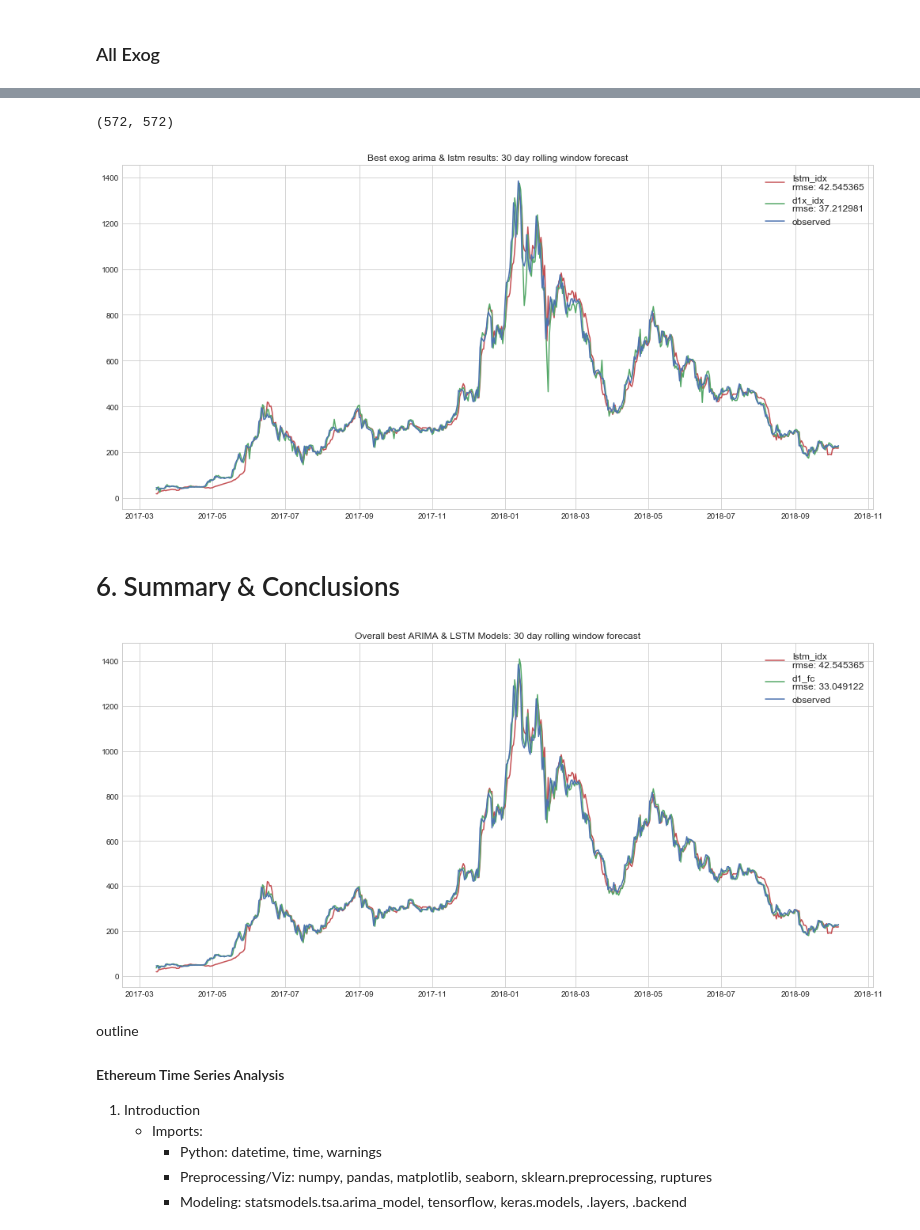
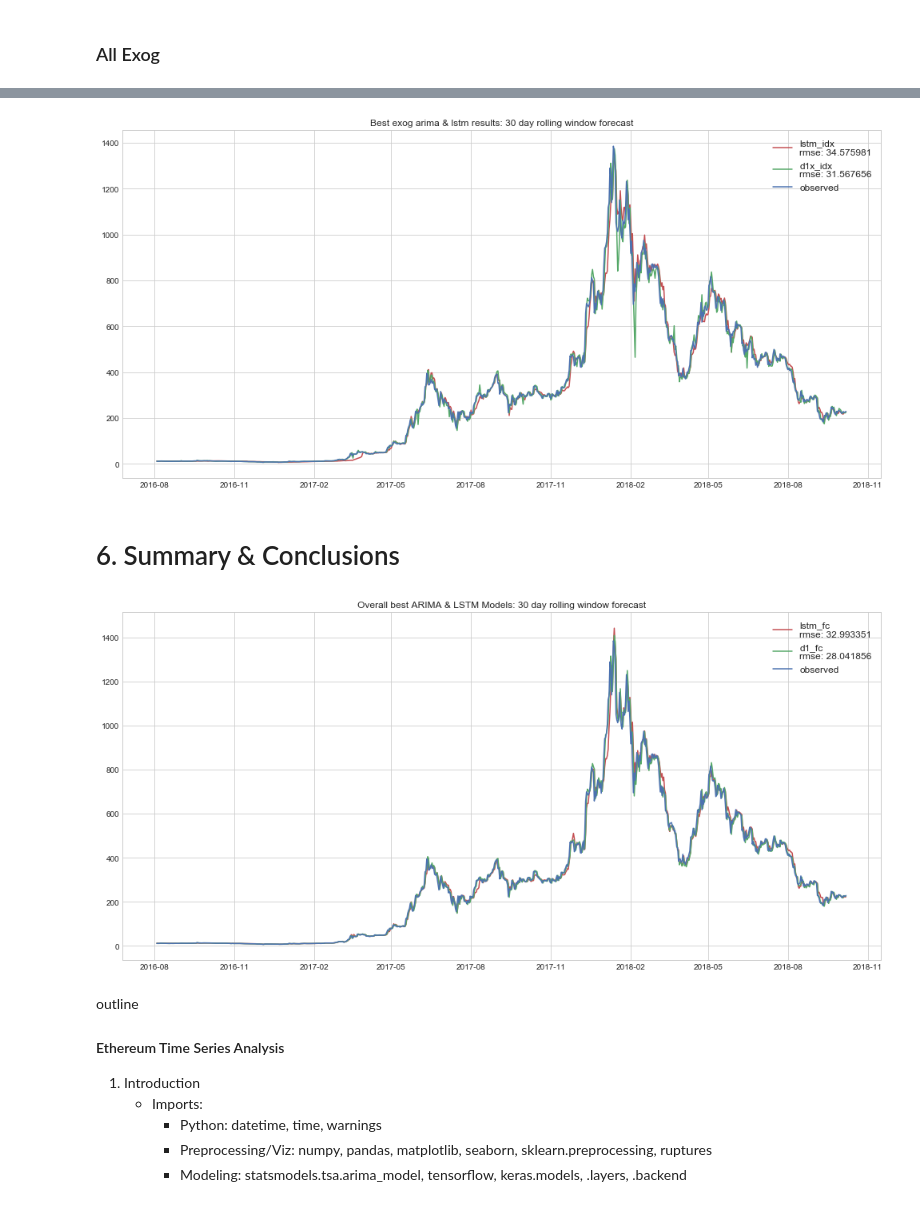
Before and after one commit to brianmcguckin/thinkful_final_capstone, a Jupyter notebook: Ethereum Time Series Analysis.ipynb, the cells around one changed output, grey strips where cells are left out. Cells and saved outputs as stored; diff of their text form; code cells hidden in the pictures.

```diff
--- a/Ethereum Time Series Analysis.ipynb
+++ b/Ethereum Time Series Analysis.ipynb
@@ -394,6 +421,6 @@ for i, point in enumerate(points):
 # %%
-# reset time series to exclude beginning
-ts = ts[points[0]:]
+# reset time series using first significant changepoint
+ts = ts[break_points[0]:]
 # first order difference
 ts['diff1'] = diff(ts.eth_close, k_diff=1)
 
@@ -422,16 +449,10 @@ plt.xlabel('Date')
 plt.legend(loc='upper left')
 plt.show()
 
-# ADF Tests
+# ADF Test
 adf_diff1 = adfuller(ts.diff1.dropna())
-adf_diff1_rm = adfuller(ts.diff1.rolling(window).mean().dropna())
-adf_diff1_rstd = adfuller(ts.diff1.rolling(window).std().dropna())
 
 print('1st order differenced ADF test results')
 print('\nprice:\nadf {:.4f}\npval {}\ncritical vals {}'.format(
     adf_diff1[0], adf_diff1[1], adf_diff1[4]))
-print('\nrolling mean:\nadf {:.4f}\npval {}\ncritical vals {}'.format(
-    adf_diff1_rm[0], adf_diff1_rm[1], adf_diff1_rm[4]))
-print('\nstd dev:\nadf {:.4f}\npval {}\ncritical vals {}'.format(
-    adf_diff1_rstd[0], adf_diff1_rstd[1], adf_diff1_rstd[4]))
 # %% [output]
@@ -574,13 +585,17 @@ forecasts = {
     'ma1_fc': ma1_fc
 }
 
-rmse_preds = {}
+arima_preds_rmse = {}
 for name, model in forecasts.items():
     # calculate error
     rmse_pred = rmse(ts.eth_close[window:], model[0])
-    rmse_preds.update({name:rmse_pred})
+    arima_preds_rmse.update({name:rmse_pred})
+
+arima_summary_df = pd.DataFrame.from_dict(arima_preds_rmse, orient='index', columns=['rmse'])
+print("ARIMA RMSE Results")
+display(arima_summary_df)
 
 # get best model
-best_model = min(rmse_preds, key=rmse_preds.get)
-print("best model: {}\nrmse: {:.6f}".format(best_model, rmse_preds[best_model]))
+best_model = min(arima_preds_rmse, key=arima_preds_rmse.get)
+print("best model: {}\nrmse: {:.6f}".format(best_model, arima_preds_rmse[best_model]))
 # %% [output]
@@ -1232,7 +1181,7 @@ missing: 0, 0.00% of total
 # other index related
 exog_idx = raw[
     ['vixcls', 'twexb', 'effr']
-][points[0]:].copy()
+][break_points[0]:].copy()
 display(exog_idx.head(1))
 
 # missingness check
@@ -1586,7 +1473,7 @@ lstm = build_lstm(
     units=1,
     activation='tanh',
     loss='mean_squared_error',
-    optimizer='RMSprop',
+    optimizer='Adam',
     lr=0.001
 )
 
@@ -1600,7 +1487,7 @@ early_stopping = keras.callbacks.EarlyStopping(
 
 # train & forecast
 start_time = time.time()
-rmsprop_idx = lstm_forecast(
+adam_idx = lstm_forecast(
     model=lstm,
     window=window,
     X=X_idx,
@@ -1610,6 +1497,6 @@ rmsprop_idx = lstm_forecast(
 )
 # print and store results
 print("runtime: {:.2f} seconds".format(time.time() - start_time))
-print("rmse: {}".format(lstm_rmse(rmsprop_idx)))
-lstm_exog_results.update({"rmsprop_idx": lstm_rmse(rmsprop_idx)})
+print("rmse: {}".format(lstm_rmse(adam_idx)))
+lstm_exog_results.update({"adam_idx": lstm_rmse(adam_idx)})
 # %% [output]
@@ -1773,38 +1598,34 @@ rmsprop_idx
-# %%
-len(d1x_idx[0]), len(rmsprop_idx)
-# %% [output]
-(572, 572)
 # %%
 # best arima exog vs. best lstm exog
 
 fig, ax = plt.subplots(figsize=figsize1)
 # lstm forecast
 ax.plot(
-    ts.eth_close[-len(rmsprop_idx):].index,
-    np.array(rmsprop_idx).reshape(len(rmsprop_idx),),
-    label="lstm_idx\nrmse: {:.6f}".format(lstm_rmse(rmsprop_idx)),
+    ts.eth_close[-len(adam_idx):].index,
+    np.array(adam_idx).reshape(len(adam_idx),),
+    label="lstm_idx\nrmse: {:.6f}".format(lstm_rmse(adam_idx)),
     c=colors[2]
 )
 # arima forecast
 ax.plot(
     ts.eth_close[-len(d1x_idx[0]):].index,
     d1x_idx[0],
     label="d1x_idx\nrmse: {:.6f}".format(rmse(ts.eth_close[1 + window:], d1x_idx[0])),
     c=colors[1]
 )
 # observed
 ax.plot(
-    ts.eth_close[-len(rmsprop_idx):].index,
-    ts.eth_close.values[-len(rmsprop_idx):],
+    ts.eth_close[-len(adam_idx):].index,
+    ts.eth_close.values[-len(adam_idx):],
     label="observed",
     c=colors[0]
 )
 plt.setp(ax.lines, linewidth=1.5)
 plt.title("Best exog arima & lstm results: {} day rolling window forecast".format(window))
 plt.legend(prop={'size': 12})
 plt.show()
 # %% [output]
-[figure, old version]
+[figure, new version]
 # %% [markdown]
 # 6. Summary & Conclusions
 # %%
@@ -1813,22 +1634,22 @@ plt.show()
 fig, ax = plt.subplots(figsize=figsize1)
 # lstm
 ax.plot(
-    ts.eth_close[-len(rmsprop_idx):].index,
-    np.array(rmsprop_idx).reshape(len(rmsprop_idx),),
-    label="lstm_idx\nrmse: {:.6f}".format(lstm_rmse(rmsprop_idx)),
+    ts.eth_close[-len(adamlr005):].index,
+    np.array(adamlr005).reshape(len(adamlr005),),
+    label="lstm_fc\nrmse: {:.6f}".format(lstm_rmse(adamlr005)),
     c=colors[2]
 )
 # arima
 ax.plot(
-    ts.eth_close[-len(rmsprop_idx):].index,
-    d1_fc[0][-len(rmsprop_idx):],
+    ts.eth_close[-len(adamlr005):].index,
+    d1_fc[0][-len(adamlr005):],
     label="d1_fc\nrmse: {:.6f}".format(rmse(ts.eth_close[window:], d1_fc[0])),
     c=colors[1]
 )
 # observed
 ax.plot(
-    ts.eth_close[-len(rmsprop_idx):].index,
-    ts.eth_close.values[-len(rmsprop_idx):],
+    ts.eth_close[-len(adamlr005):].index,
+    ts.eth_close.values[-len(adamlr005):],
     label="observed",
     c=colors[0]
 )
@@ -1837,7 +1658,7 @@ plt.title("Overall best ARIMA & LSTM Models: {} day rolling window forecast".for
 plt.legend(prop={'size': 12})
 plt.show()
 # %% [output]
-[figure, old version]
+[figure, new version]
 # %% [markdown]
 outline
 
```
Also changed, not shown: parts of 46 cells of this notebook.
